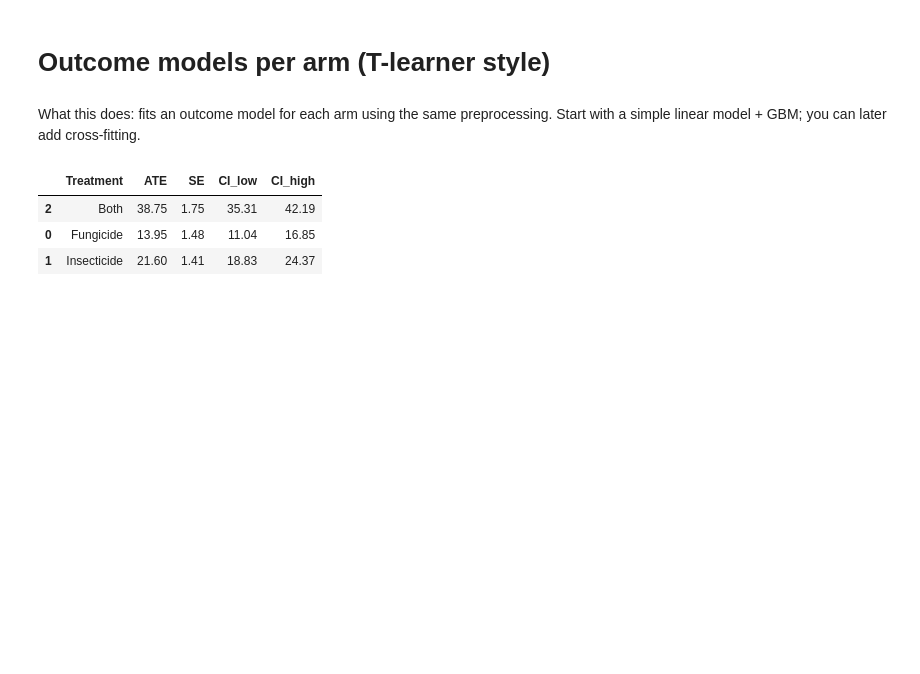
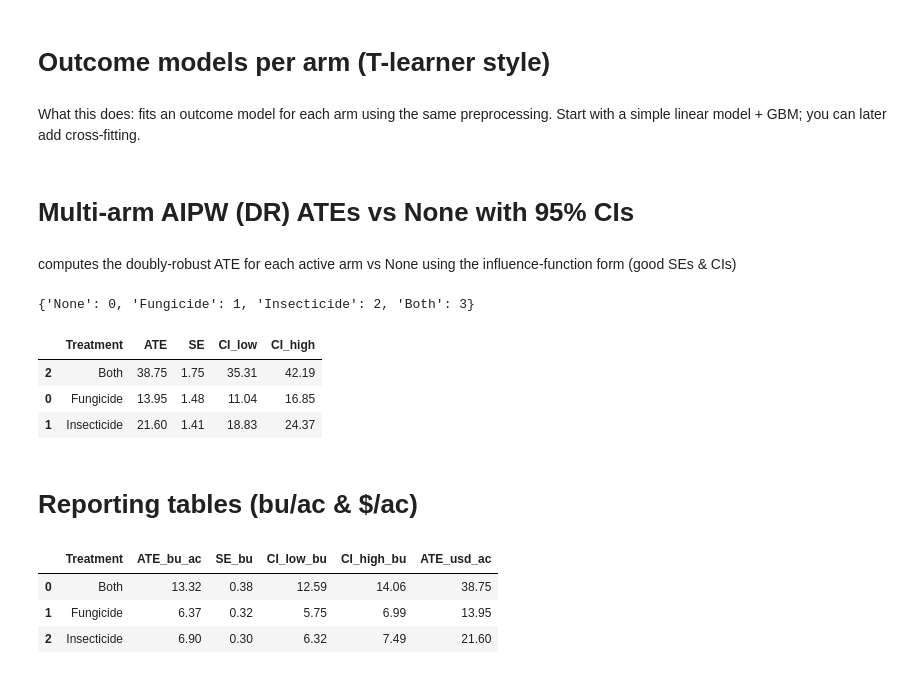
Before and after one commit to jwalluww/Portfolio_Projects, a Jupyter notebook: Quick_Hits/WIP_Farming_Dataset.ipynb, the cells around one changed output. Cells and saved outputs as stored; diff of their text form; code cells hidden in the pictures; blank space fills up the shorter version.

```diff
--- a/Quick_Hits/WIP_Farming_Dataset.ipynb
+++ b/Quick_Hits/WIP_Farming_Dataset.ipynb
@@ -521,6 +521,15 @@ def predict_mu(models):
 
 mu_yield = predict_mu(models_yield)  # dict: k -> np.array (n,)
 mu_rev   = predict_mu(models_rev)
+# %% [markdown]
+# Multi-arm AIPW (DR) ATEs vs None with 95% CIs
+# %% [markdown]
+computes the doubly-robust ATE for each active arm vs None using the influence-function form (good SEs & CIs)
+# %%
+idx = {k:i for i,k in enumerate(treat_levels)}
+idx
+# %% [output]
+{'None': 0, 'Fungicide': 1, 'Insecticide': 2, 'Both': 3}
 # %%
 def aiptw_ate_vs_none(mu_dict, y, P, T, treat_levels):
     """
@@ -566,3 +575,16 @@ ates_rev.round(2)
 | 2 | Both | 38.75 | 1.75 | 35.31 | 42.19 |
 | 0 | Fungicide | 13.95 | 1.48 | 11.04 | 16.85 |
 | 1 | Insecticide | 21.60 | 1.41 | 18.83 | 24.37 |
+# %% [markdown]
+# Reporting tables (bu/ac & $/ac)
+# %%
+report = (ates_yield.rename(columns={"ATE":"ATE_bu_ac","SE":"SE_bu","CI_low":"CI_low_bu","CI_high":"CI_high_bu"})
+          .merge(ates_rev[["Treatment","ATE"]].rename(columns={"ATE":"ATE_usd_ac"}),
+                 on="Treatment", how="left")
+         )
+report.round(2)
+# %% [output]
+|  | Treatment | ATE_bu_ac | SE_bu | CI_low_bu | CI_high_bu | ATE_usd_ac |
+| 0 | Both | 13.32 | 0.38 | 12.59 | 14.06 | 38.75 |
+| 1 | Fungicide | 6.37 | 0.32 | 5.75 | 6.99 | 13.95 |
+| 2 | Insecticide | 6.90 | 0.30 | 6.32 | 7.49 | 21.60 |
```
Also changed, not shown: parts of 1 cell of this notebook.
